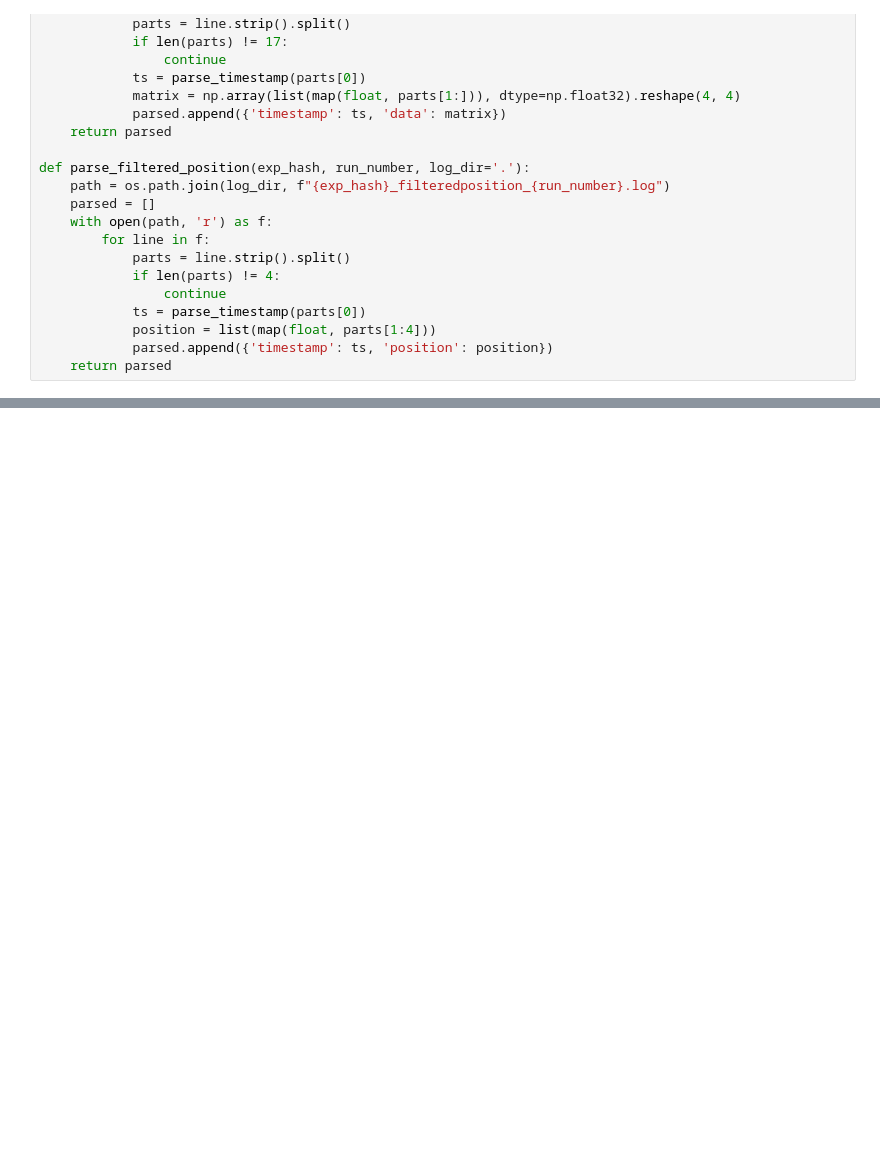
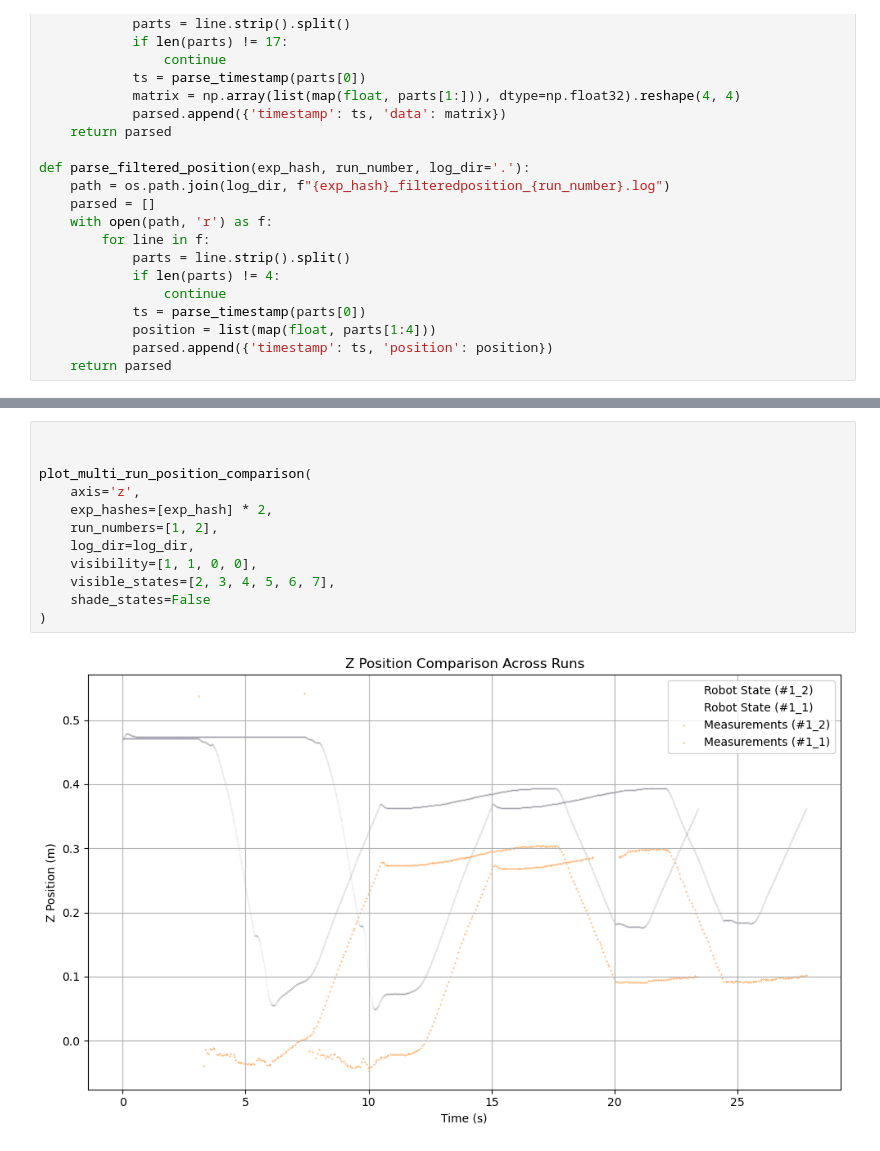
Before and after one commit to agentkashtan/franka-realtime-tracking, a Jupyter notebook: state_controller/plot_data.ipynb, the cells around one changed output, grey strips where cells are left out. Cells and saved outputs as stored; diff of their text form; blank space fills up the shorter version.

```diff
--- a/state_controller/plot_data.ipynb
+++ b/state_controller/plot_data.ipynb
@@ -174,0 +339,14 @@ len(robotstate)
+# %%
+
+
+plot_multi_run_position_comparison(
+    axis='z',
+    exp_hashes=[exp_hash] * 2,
+    run_numbers=[1, 2],
+    log_dir=log_dir,
+    visibility=[1, 1, 0, 0],
+    visible_states=[2, 3, 4, 5, 6, 7],
+    shade_states=False
+)
+# %% [output]
+[figure, added]
```
Also changed, not shown: parts of 12 cells of this notebook, 1 other file.
